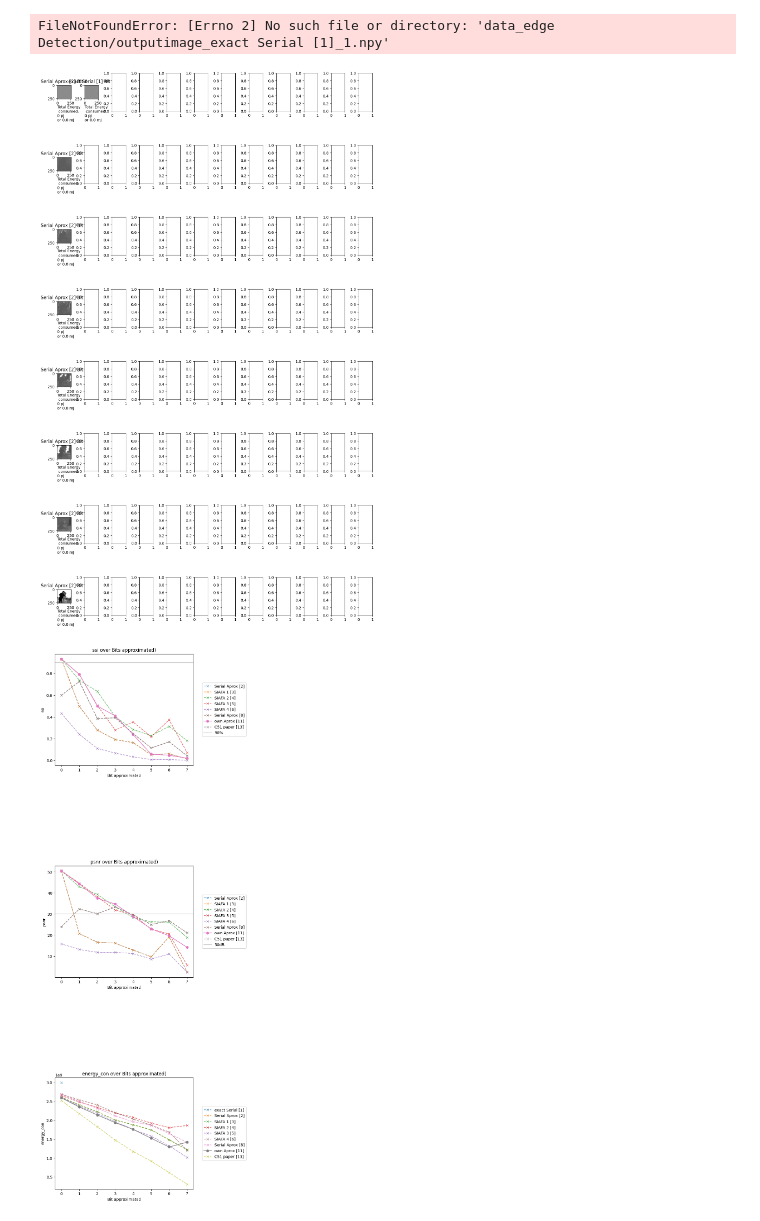
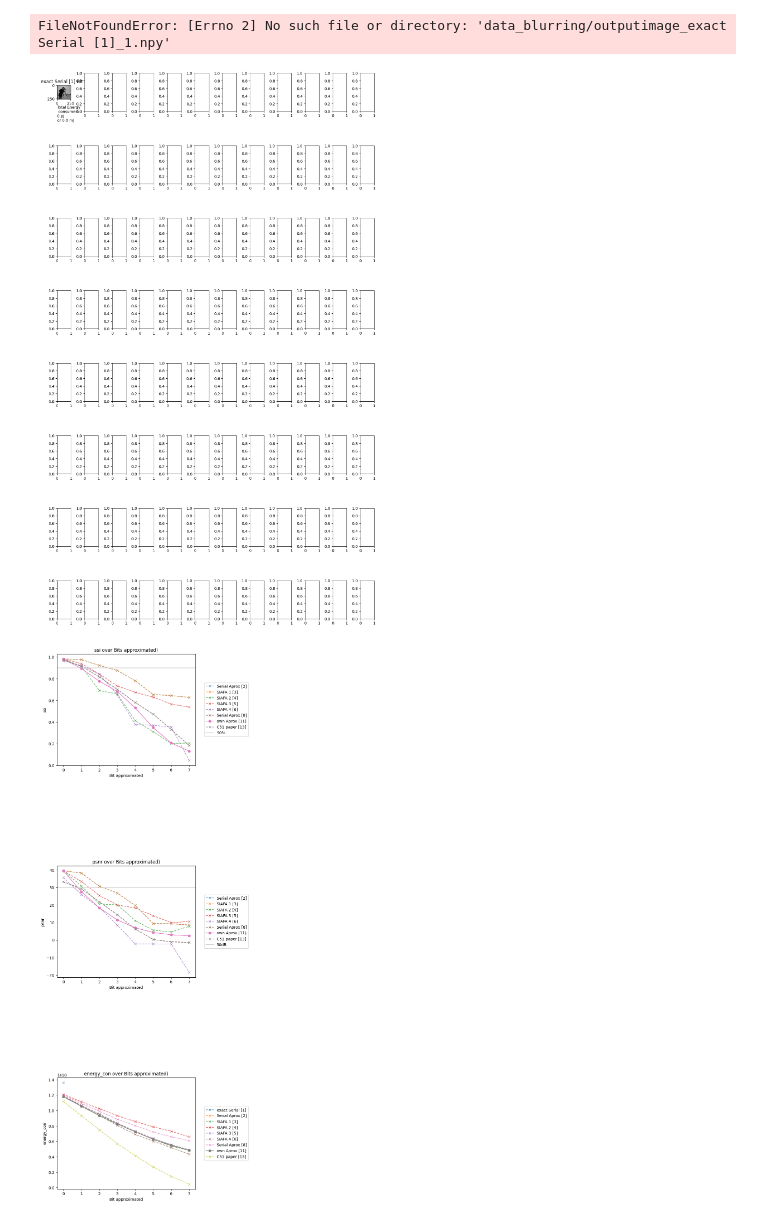
Before and after one commit to fsengi/epcExercise, a Jupyter notebook: final_project/image_processing/datavisulization.ipynb, the cells around one changed output. Cells and saved outputs as stored; diff of their text form; code cells hidden in the pictures.

```diff
--- a/final_project/image_processing/datavisulization.ipynb
+++ b/final_project/image_processing/datavisulization.ipynb
@@ -25,37 +25,37 @@ with open('results.json', 'r') as json_file:
     loadedDict = json.load(json_file)
 
 fig, axs = plt.subplots(rows, coll, figsize=(15, 5))  # 5 rows, 1 column
 plt.subplots_adjust(left=0.125, bottom=6, right=0.9, top=10, wspace=1, hspace=0.9)
 
-kernel = 'edge Detection'
-# kernel = 'blurring'
+# kernel = 'edge Detection'
+kernel = 'blurring'
 folder = f'data_{kernel}'
 
 #blurring
 # loop throw all Bitpositions
 for indexAlgo, approxAlgo in enumerate(algo_list):
 
     exact_conv = np.load(f"{folder}/exact.npy")
     energy = 0
     # loop throw all Algorithm
     for indexBit, approxBit in enumerate(bit_list):
         # show picture in subplot
 
         approx_pic = np.load(f"{folder}/outputimage_{approxAlgo}_{indexBit}.npy")
 
         # print(pic_list[0])
 
         axs[indexBit,indexAlgo].imshow(approx_pic, cmap = "gray")
         # Add an annotation to the subplot
         axs[indexBit,indexAlgo].annotate(f"\nTotal Energy\n consumed: \n{round(energy,0)} pJ \nor {round(energy/10**9,2)} mJ", (0,0), (0,-5),xycoords='axes fraction', textcoords='offset points', va='top')
 
         axs[indexBit,indexAlgo].set_title(f"{approxAlgo} Bit {approxBit}")
 
 # Show the plot
 plt.show()
 # %% [output]
-FileNotFoundError: [Errno 2] No such file or directory: 'data_edge Detection/outputimage_exact Serial [1]_1.npy'
+FileNotFoundError: [Errno 2] No such file or directory: 'data_blurring/outputimage_exact Serial [1]_1.npy'
-[figure, old version]
+[figure, new version]
 # %%
 #error metrics list
 algo_list = ["exact Serial [1]","Serial Aprox [2]", "SIAFA 1 [3]","SIAFA 2 [4]","SIAFA 3 [5]","SIAFA 4 [6]","Serial Aprox [8]","own Aprox [11]", "C51 paper [13]"]
@@ -91,4 +91,4 @@ for indexMetric, metric in enumerate(metrics_list):
 # plt.tight_layout()  # Adjust layout to prevent overlapping
 plt.show()
 # %% [output]
-[figure, old version]
+[figure, new version]
```
Also changed, not shown: 1 other file.
